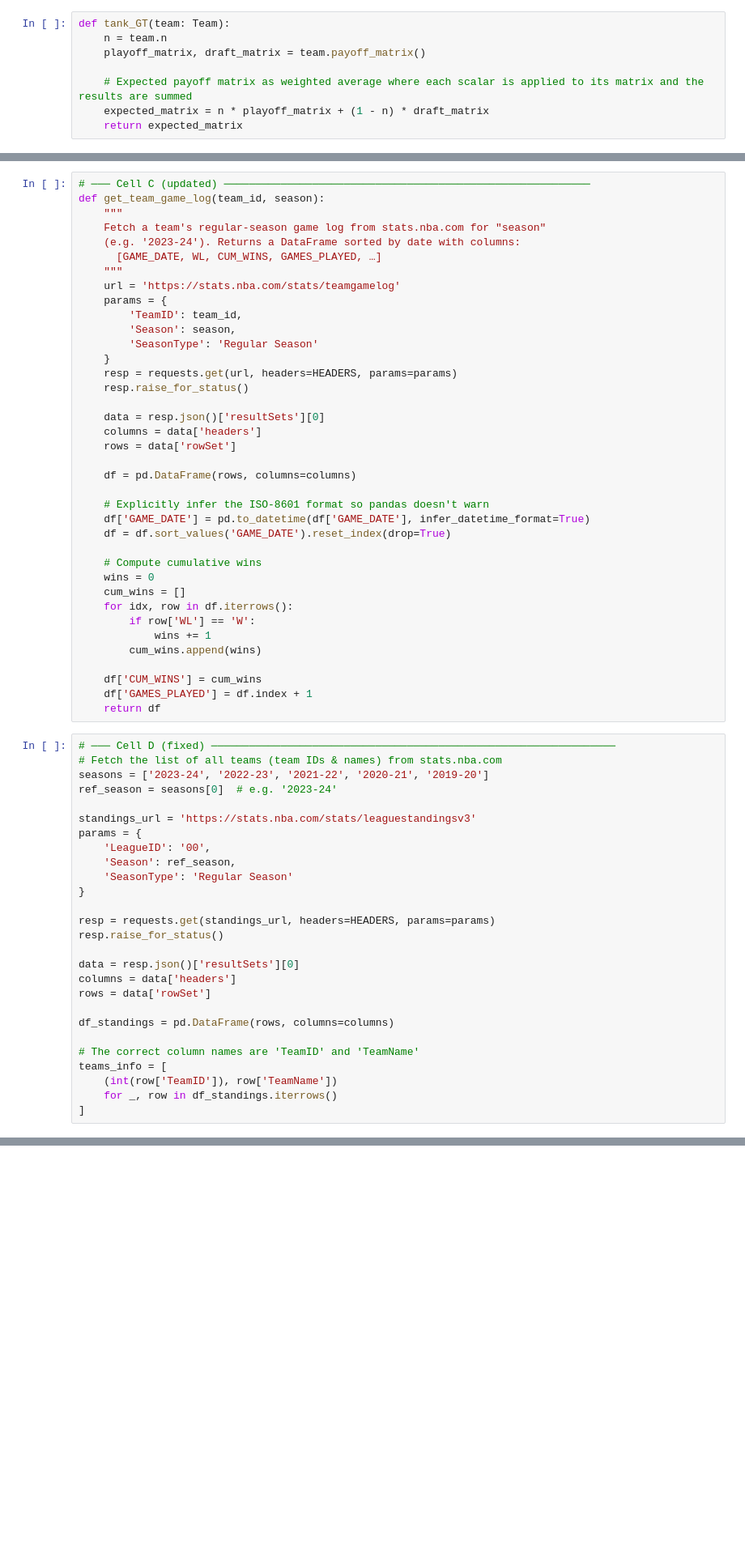
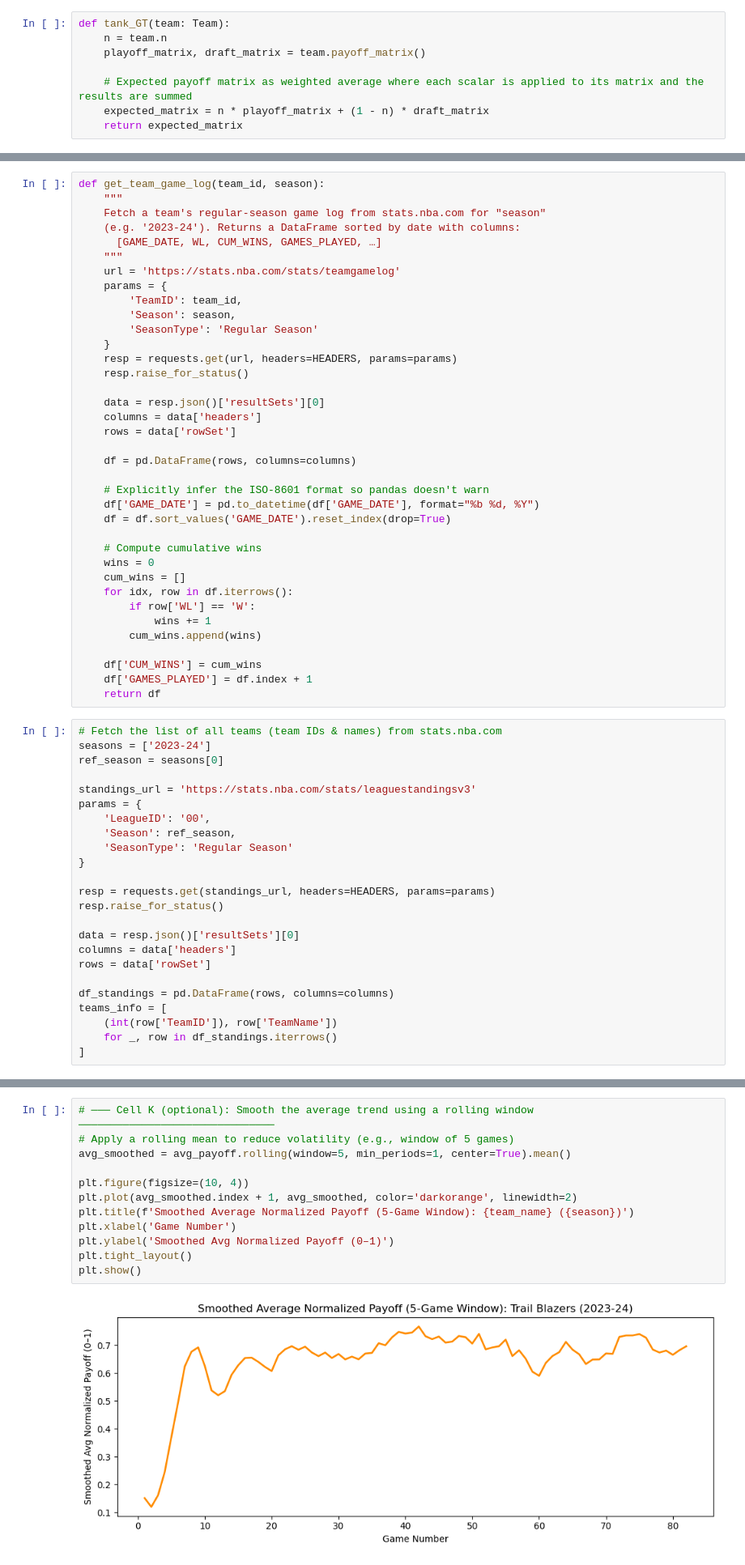
Before and after one commit to ebchassine/Math-34-Final-Project, a Jupyter notebook: EGT_Model.ipynb, the cells around one changed output, grey strips where cells are left out. Shown at 81% size. Cells and saved outputs as stored; diff of their text form; blank space fills up the shorter version.

Commit message:
Corrected datetime issues

```diff
--- a/EGT_Model.ipynb
+++ b/EGT_Model.ipynb
@@ -103,5 +103,4 @@ for wins, gp in [(5, 20), (10, 20), (15, 20), (20, 20)]:
 # %%
-# ─── Cell C (updated) ──────────────────────────────────────────────────────────
 def get_team_game_log(team_id, season):
     """
     Fetch a team's regular‐season game log from stats.nba.com for "season"
@@ -124,7 +123,7 @@ def get_team_game_log(team_id, season):
     df = pd.DataFrame(rows, columns=columns)
 
     # Explicitly infer the ISO‐8601 format so pandas doesn't warn
-    df['GAME_DATE'] = pd.to_datetime(df['GAME_DATE'], infer_datetime_format=True)
+    df['GAME_DATE'] = pd.to_datetime(df['GAME_DATE'], format="%b %d, %Y")
     df = df.sort_values('GAME_DATE').reset_index(drop=True)
 
     # Compute cumulative wins
@@ -139,10 +138,9 @@ def get_team_game_log(team_id, season):
     df['GAMES_PLAYED'] = df.index + 1
     return df
 # %%
-# ─── Cell D (fixed) ────────────────────────────────────────────────────────────────
 # Fetch the list of all teams (team IDs & names) from stats.nba.com
-seasons = ['2023-24', '2022-23', '2021-22', '2020-21', '2019-20']
-ref_season = seasons[0]  # e.g. '2023-24'
+seasons = ['2023-24']
+ref_season = seasons[0]
 
 standings_url = 'https://stats.nba.com/stats/leaguestandingsv3'
 params = {
@@ -159,8 +157,6 @@ columns = data['headers']
 rows = data['rowSet']
 
 df_standings = pd.DataFrame(rows, columns=columns)
-
-# The correct column names are 'TeamID' and 'TeamName'
 teams_info = [
     (int(row['TeamID']), row['TeamName'])
     for _, row in df_standings.iterrows()
@@ -239,0 +309,14 @@ plt.show()
+# %%
+# ─── Cell K (optional): Smooth the average trend using a rolling window ───────────────────────────────
+# Apply a rolling mean to reduce volatility (e.g., window of 5 games)
+avg_smoothed = avg_payoff.rolling(window=5, min_periods=1, center=True).mean()
+
+plt.figure(figsize=(10, 4))
+plt.plot(avg_smoothed.index + 1, avg_smoothed, color='darkorange', linewidth=2)
+plt.title(f'Smoothed Average Normalized Payoff (5‐Game Window): {team_name} ({season})')
+plt.xlabel('Game Number')
+plt.ylabel('Smoothed Avg Normalized Payoff (0–1)')
+plt.tight_layout()
+plt.show()
+# %% [output]
+[figure, added]
```
Also changed, not shown: parts of 6 cells of this notebook.
